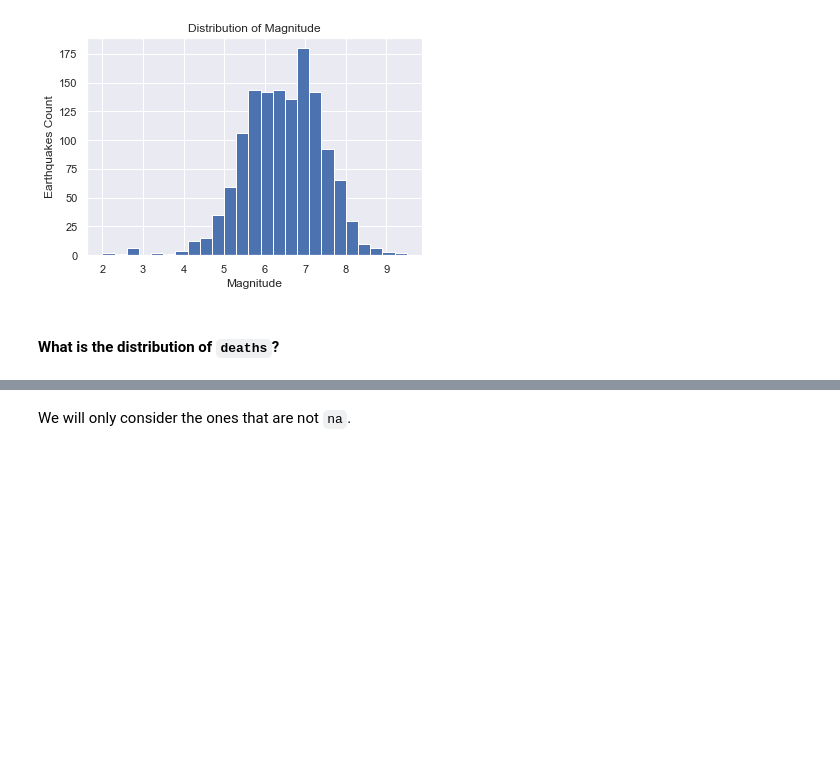
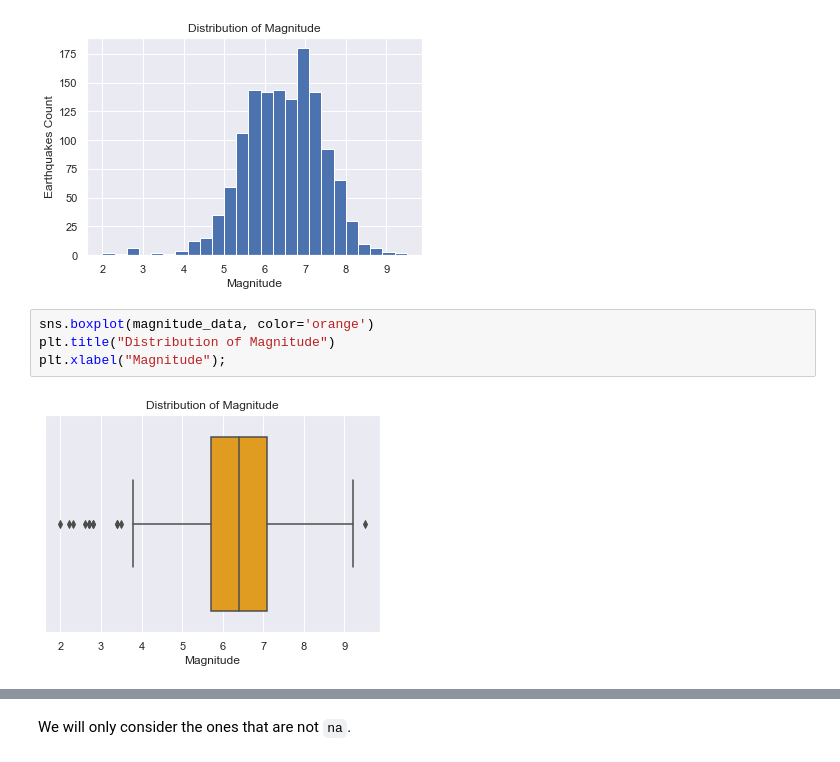
Before and after one commit to nss-data-science-cohort-4/dq3-earthquakes-amdquake, a Jupyter notebook: notebook/mr-part-1-analysis.ipynb, the cells around one changed output, grey strips where cells are left out. Cells and saved outputs as stored; diff of their text form; blank space fills up the shorter version.

```diff
--- a/notebook/mr-part-1-analysis.ipynb
+++ b/notebook/mr-part-1-analysis.ipynb
@@ -447,5 +497,9 @@ plt.xlabel("Magnitude")
 plt.ylabel("Earthquakes Count");
 # %% [output]
 [figure]
-# %% [markdown]
-#### What is the distribution of `deaths`?
+# %%
+sns.boxplot(magnitude_data, color='orange')
+plt.title("Distribution of Magnitude")
+plt.xlabel("Magnitude");
+# %% [output]
+[figure, added]
```
Also changed, not shown: parts of 32 cells of this notebook.
